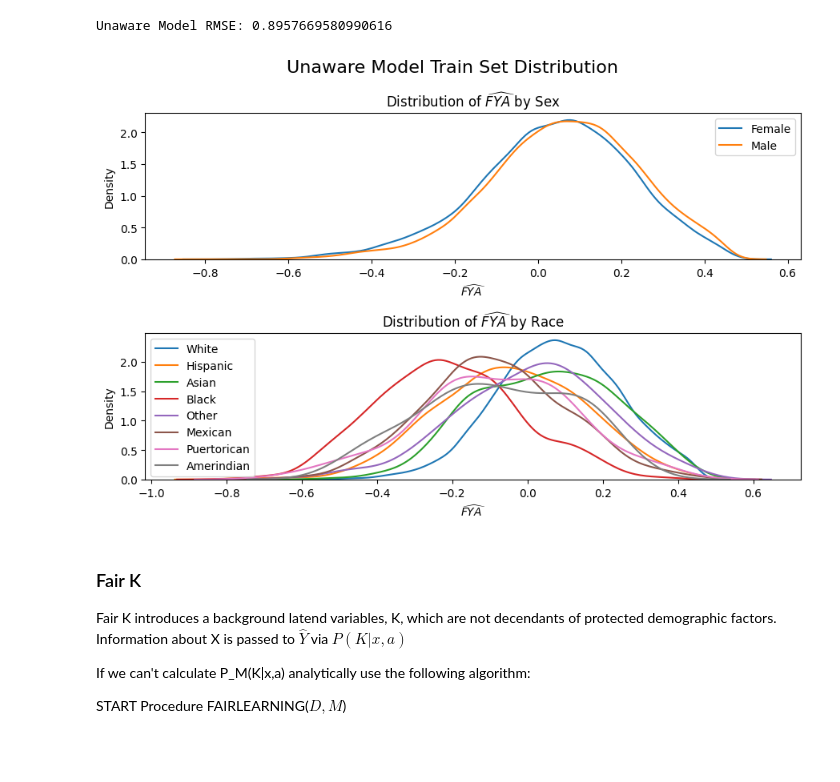
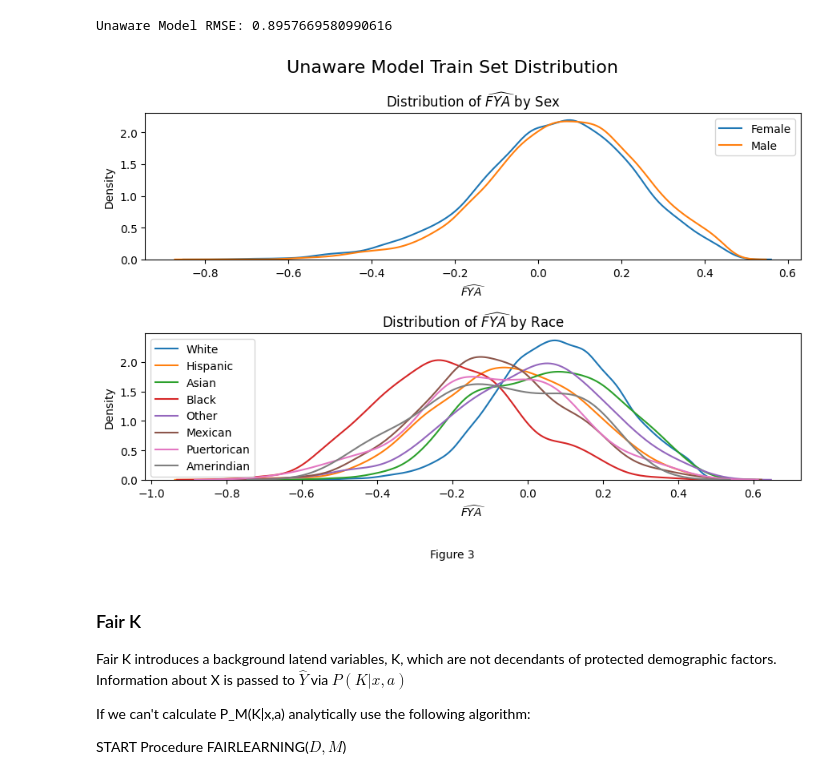
Before and after one commit to kristoffhernan/Fair-ML-Causal-Inference, a Jupyter notebook: scripts/Fair-ML.ipynb, the cells around one changed output. Cells and saved outputs as stored; diff of their text form; code cells hidden in the pictures; blank space fills up the shorter version.

```diff
--- a/scripts/Fair-ML.ipynb
+++ b/scripts/Fair-ML.ipynb
@@ -376,9 +376,9 @@ print(f"Unaware Model RMSE: {unaware_model_rmse}")
 # %% [output]
 Unaware Model RMSE: 0.8957669580990616
 # %%
-plot_pred_distribution(unaware_model, train_trans, torch.tensor(train_unaware.drop('ZFYA', axis=1).values, dtype=torch.float32), "Unaware Model Train Set Distribution")
+plot_pred_distribution(unaware_model, train_trans, torch.tensor(train_unaware.drop('ZFYA', axis=1).values, dtype=torch.float32), "Unaware Model Train Set Distribution",  "Figure 3")
 # %% [output]
-[figure, old version]
+[figure, new version]
 # %% [markdown]
 ### Fair K
 
```
Also changed, not shown: parts of 5 cells of this notebook, 2 other files.
